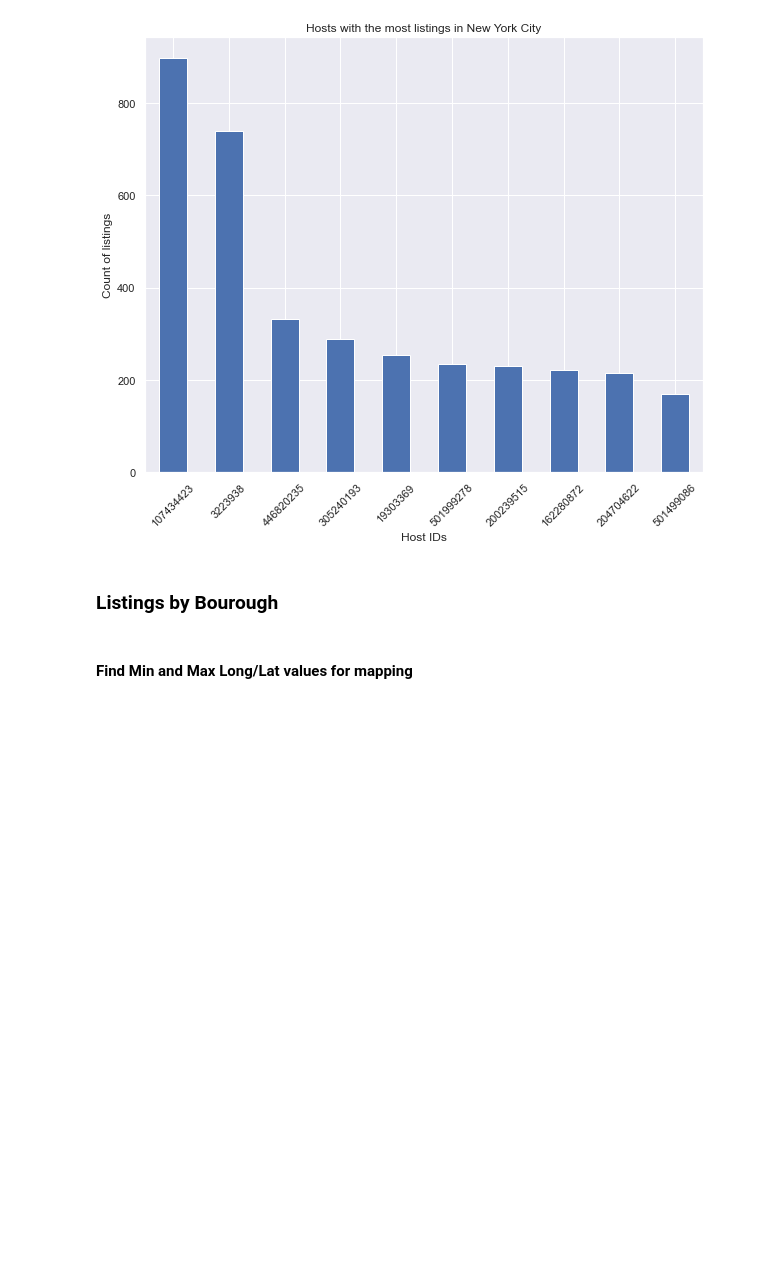
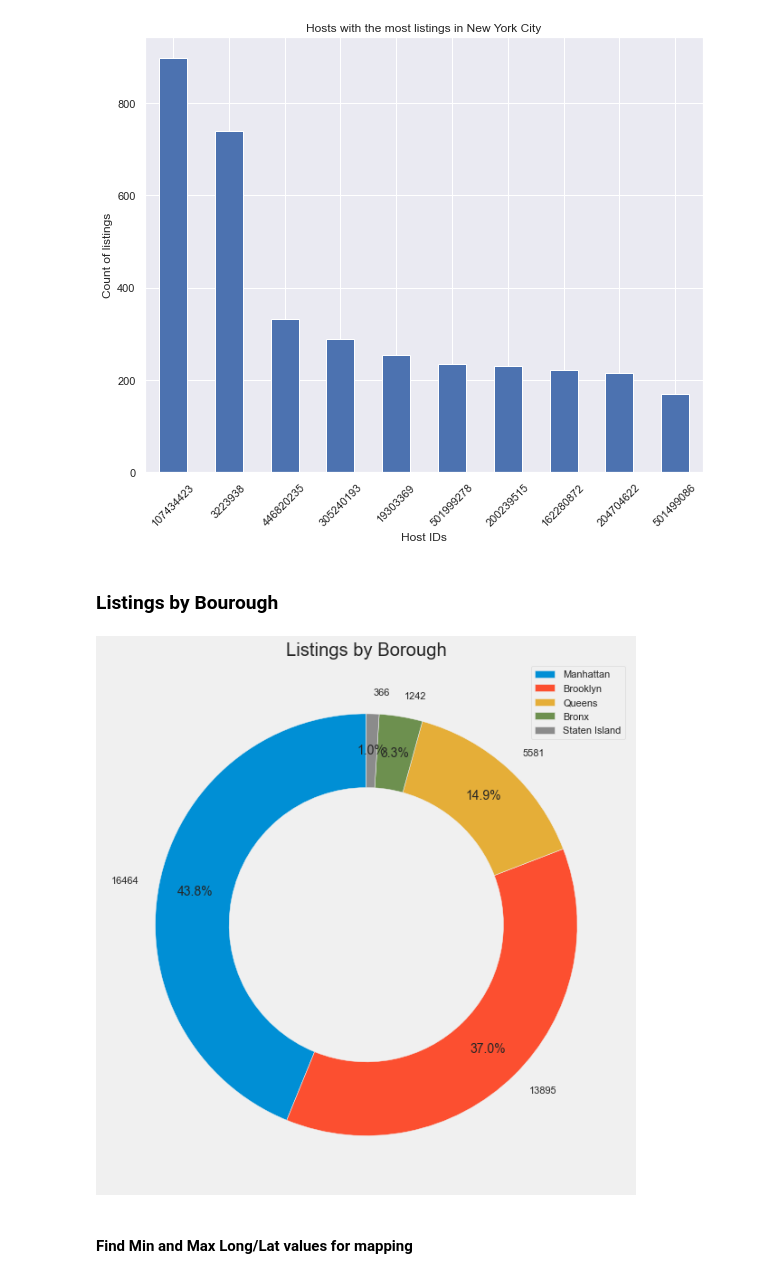
Before and after one commit to admacpherson/NYC-Airbnb-Data-Exploration, a Jupyter notebook: Airbnb NYC.ipynb, the cells around one changed output. Saved outputs shown, nothing was run; the diff lists cells and outputs as text; code cells hidden in the pictures; blank space fills up the shorter version.

```diff
--- a/Airbnb NYC.ipynb
+++ b/Airbnb NYC.ipynb
@@ -85,19 +85,21 @@ top_hosts_bar.set_xticklabels(top_hosts_bar.get_xticklabels(), rotation=45)
 # %%
 # Create list of bouroughs by indexing neighbourhood_group values
 labels = listings.neighbourhood_group.value_counts().index
 # Define shape by count of listings in each bourough
 shape = listings.neighbourhood_group.value_counts().values
 
 # Define figure size
 plt.figure(figsize=(10,10))
 # Define pie chart with percentage labels
-plt.pie(shape, labels=shape, autopct = '%1.1f%%', startangle=90, wedgeprops=dict(width=0.6), pctdistance=0.9)
+plt.pie(shape, labels=shape, autopct = '%1.1f%%', startangle=90, wedgeprops=dict(width=0.35), pctdistance=0.825)
 # Add legend
 plt.legend(labels)
 # Add title
 plt.title("Listings by Borough")
 # Display pie chart
 plt.show()
+# %% [output]
+[figure, added]
 # %% [markdown]
 <h4>Find Min and Max Long/Lat values for mapping</h4>
 # %%
```
Also changed, not shown: parts of 4 cells of this notebook.
